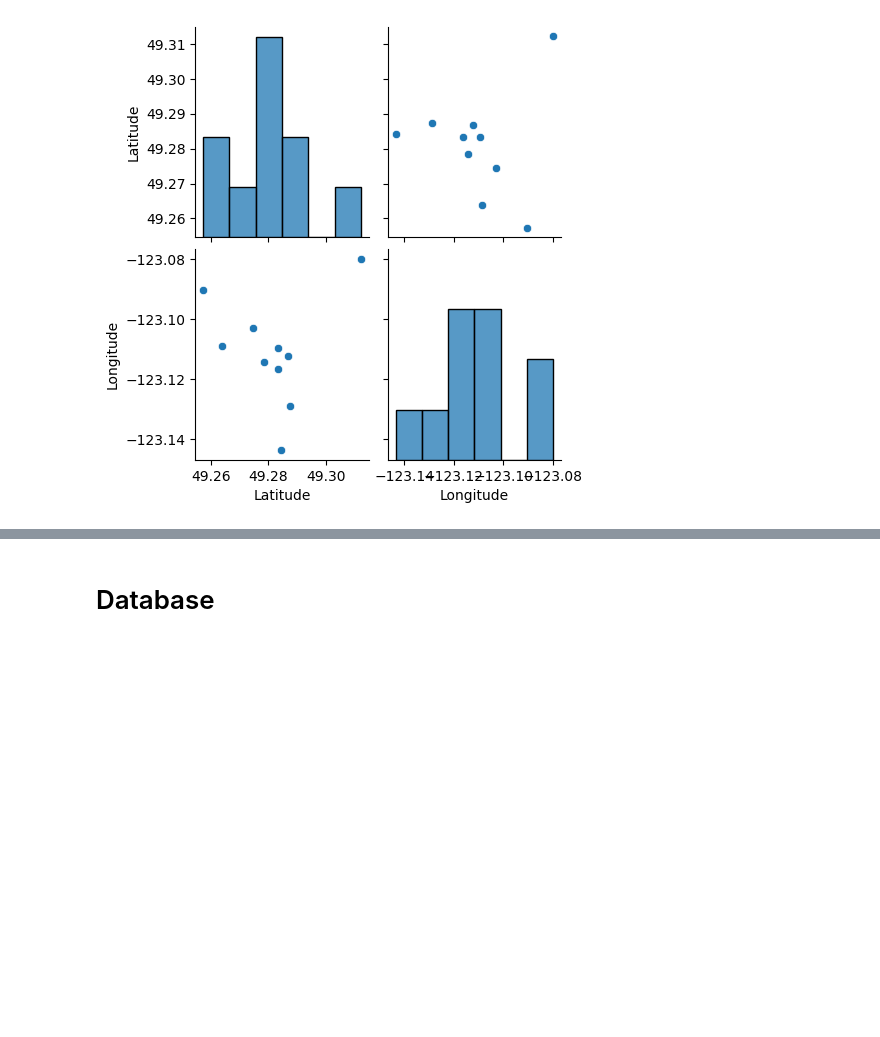
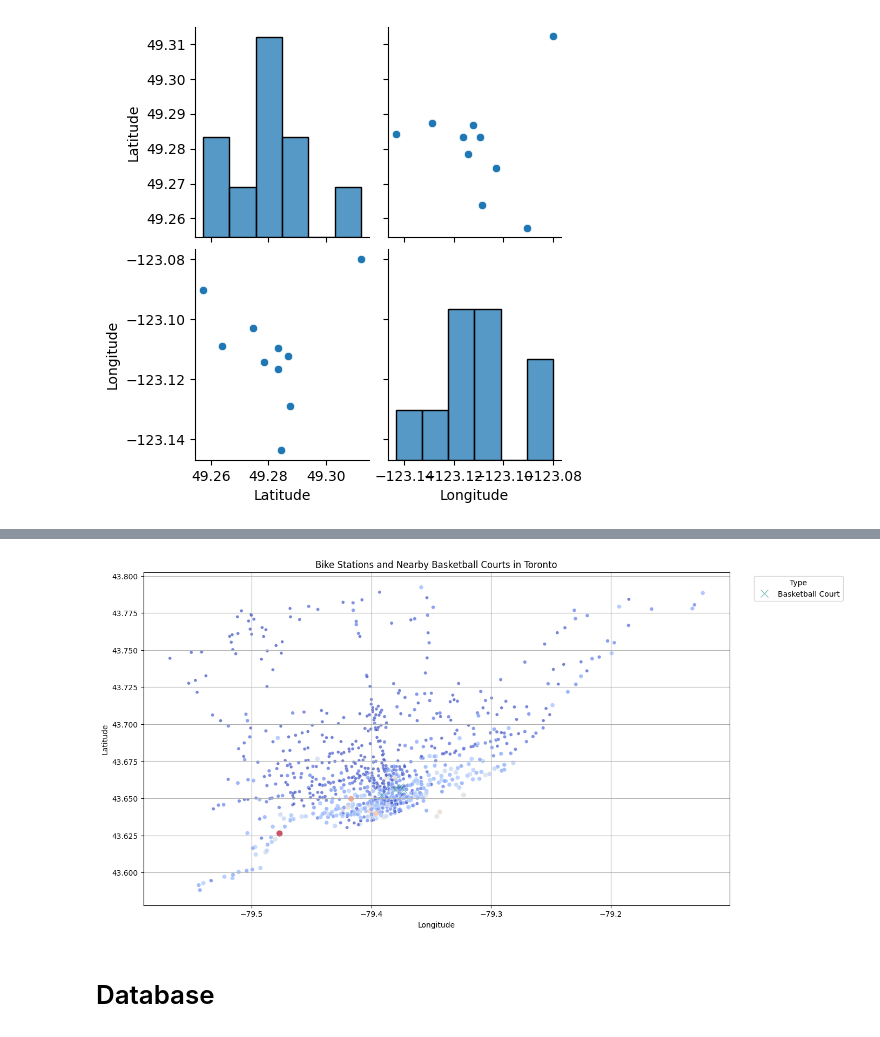
Before and after one commit to kasun07/Project-02, a Jupyter notebook: notebooks/joining_data.ipynb, the cells around one changed output, grey strips where cells are left out. Cells and saved outputs as stored; diff of their text form; code cells hidden in the pictures; blank space fills up the shorter version.

```diff
--- a/notebooks/joining_data.ipynb
+++ b/notebooks/joining_data.ipynb
@@ -161,0 +181,88 @@ plt.show()
+# %%
+
+# Step 1: Fetch Bike Station Data
+# Define the base URL and network ID for Toronto
+url = "http://api.citybik.es/v2/networks"
+network_id = "bixi-toronto"  # Network ID for Toronto
+
+# Build the URL to get stations
+stations_url = f"{url}/{network_id}"
+
+# Fetch data from the API
+response = requests.get(stations_url)
+data = response.json()
+
+# Extract the stations data
+stations = data['network']['stations']
+
+# Create a DataFrame for bike stations
+df_bike_stations = pd.DataFrame(stations)
+df_bike_stations = df_bike_stations[['name', 'latitude', 'longitude', 'free_bikes']]
+df_bike_stations.columns = ['Station Name', 'Latitude', 'Longitude', 'Number of Bikes']
+
+# Step 2: Fetch Venue Data
+# Define the endpoint and headers
+url = "https://api.foursquare.com/v3/places/search"
+headers = {
+    "Authorization": f"{foursquare_api_key}",
+    "accept": "application/json"
+}
+
+# Define parameters for different venues
+params = {
+    'll': '43.653226,-79.3831843',  # Latitude and Longitude for Toronto
+    'radius': 1000,  # Radius in meters
+    'limit': 10
+}
+
+# Fetch data for restaurants, bars, and basketball courts
+def fetch_venue_data(query):
+    params['query'] = query
+    response = requests.get(url, headers=headers, params=params)
+    return response.json()
+
+data_restaurants = fetch_venue_data('restaurant')
+data_bars = fetch_venue_data('bar')
+data_basketball_courts = fetch_venue_data('basketball court')
+
+# Function to extract venue details and add a 'Search Query' column
+def extract_venues(data, query):
+    venues = data.get('results', [])
+    return pd.DataFrame([{
+        'Name': venue.get('name'),
+        'Latitude': venue.get('geocodes', {}).get('main', {}).get('latitude'),
+        'Longitude': venue.get('geocodes', {}).get('main', {}).get('longitude'),
+        'Category': venue.get('categories', [{}])[0].get('name'),
+        'Search Query': query
+    } for venue in venues])
+
+# Create DataFrames for different venues
+df_restaurants = extract_venues(data_restaurants, 'Restaurant')
+df_bars = extract_venues(data_bars, 'Bar')
+df_basketball_courts = extract_venues(data_basketball_courts, 'Basketball Court')
+
+# Concatenate all DataFrames into a single DataFrame
+df_all = pd.concat([df_restaurants, df_bars, df_basketball_courts], ignore_index=True)
+
+# Display the combined DataFrame
+print(df_all)
+
+# Step 3: Visualization
+# Create scatter plots for bike stations and basketball courts
+plt.figure(figsize=(14, 8))
+
+# Scatter plot for bike stations
+sns.scatterplot(data=df_bike_stations, x='Longitude', y='Latitude', size='Number of Bikes',
+                hue='Number of Bikes', palette='coolwarm', legend=None, alpha=0.7, marker='o', s=100)
+
+# Scatter plot for basketball courts
+sns.scatterplot(data=df_basketball_courts, x='Longitude', y='Latitude', hue='Search Query',
+                palette='viridis', legend='full', alpha=0.7, marker='x', s=100)
+
+plt.title('Bike Stations and Nearby Basketball Courts in Toronto')
+plt.xlabel('Longitude')
+plt.ylabel('Latitude')
+plt.legend(title='Type', loc='upper right', bbox_to_anchor=(1.2, 1))
+plt.grid(True)
+plt.show()
+# %% [output]
@@ -162,3 +286,4 @@ plt.show()
+[figure, added]
 # %% [markdown]
 # Database
 # %% [markdown]
```
Also changed, not shown: parts of 6 cells of this notebook, 3 other files.
